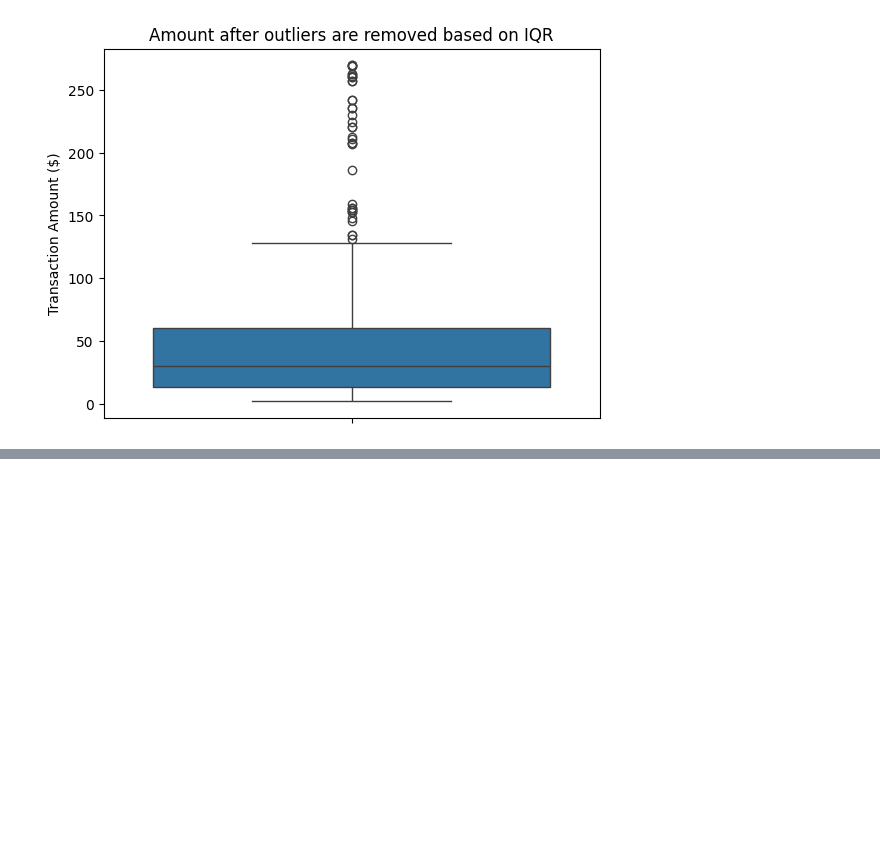
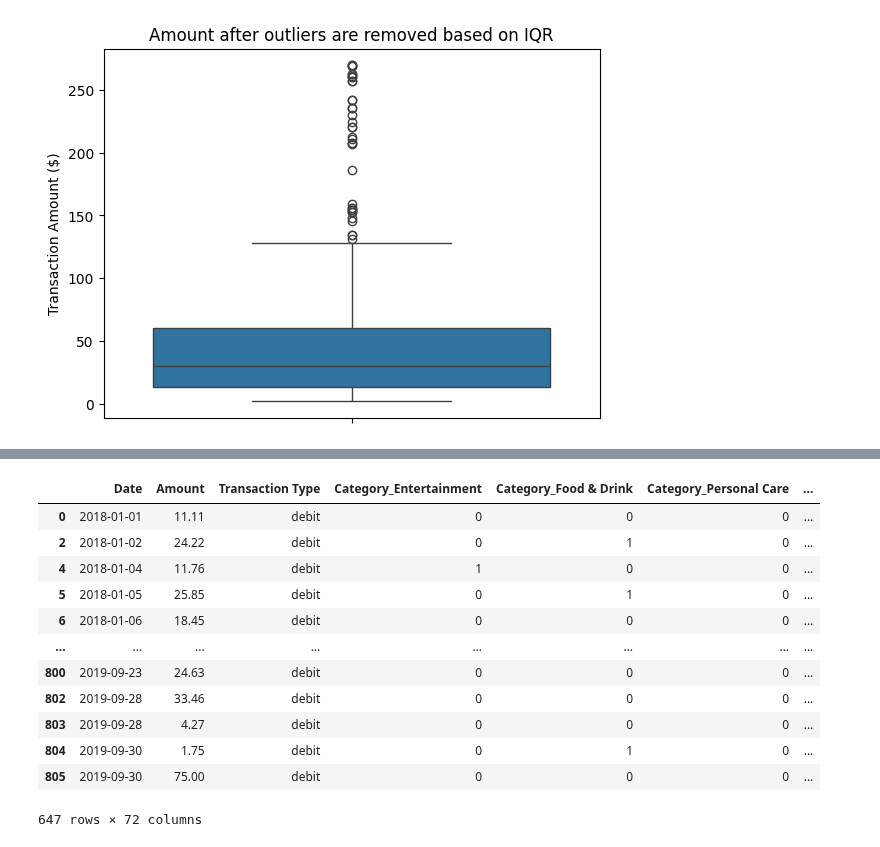
Before and after one commit to didrudals112/Finance-Forecasting-ML-Project, a Jupyter notebook: preprocessing.ipynb, the cells around one changed output, grey strips where cells are left out. Cells and saved outputs as stored; diff of their text form; code cells hidden in the pictures; blank space fills up the shorter version.

Commit message:
completed one hot encoding and ordinal encoding

```diff
--- a/preprocessing.ipynb
+++ b/preprocessing.ipynb
@@ -107,0 +143,30 @@ df_Month_Combined
+# %%
+# One-hot encoding (ohe) converts categorical variables into the numerical values with seperating binary features of each category
+# Suitable for linear regression as it learns an independent coefficient
+# One-hot encoding using pandas
+
+# Selecting categorical columns
+cat_cols = ['Category', 'Description', 'Account Name', 'Transaction Type'] # Categorical columns
+
+df_ohe = pd.get_dummies(
+    df,
+    columns=cat_cols,
+    drop_first=True,       # Drops categorical columns
+    dtype=int
+)
+
+df_ohe
+# %% [output]
+|  | Date | Amount | Transaction Type | Category_Entertainment | Category_Food & Drink | Category_Personal Care | ... |
+| 0 | 2018-01-01 | 11.11 | debit | 0 | 0 | 0 | ... |
+| 2 | 2018-01-02 | 24.22 | debit | 0 | 1 | 0 | ... |
+| 4 | 2018-01-04 | 11.76 | debit | 1 | 0 | 0 | ... |
+| 5 | 2018-01-05 | 25.85 | debit | 0 | 1 | 0 | ... |
+| 6 | 2018-01-06 | 18.45 | debit | 0 | 0 | 0 | ... |
+| ... | ... | ... | ... | ... | ... | ... | ... |
+| 800 | 2019-09-23 | 24.63 | debit | 0 | 0 | 0 | ... |
+| 802 | 2019-09-28 | 33.46 | debit | 0 | 0 | 0 | ... |
+| 803 | 2019-09-28 | 4.27 | debit | 0 | 0 | 0 | ... |
+| 804 | 2019-09-30 | 1.75 | debit | 0 | 1 | 0 | ... |
+| 805 | 2019-09-30 | 75.00 | debit | 0 | 0 | 0 | ... |
+647 rows × 72 columns
```
Also changed, not shown: parts of 8 cells of this notebook.
